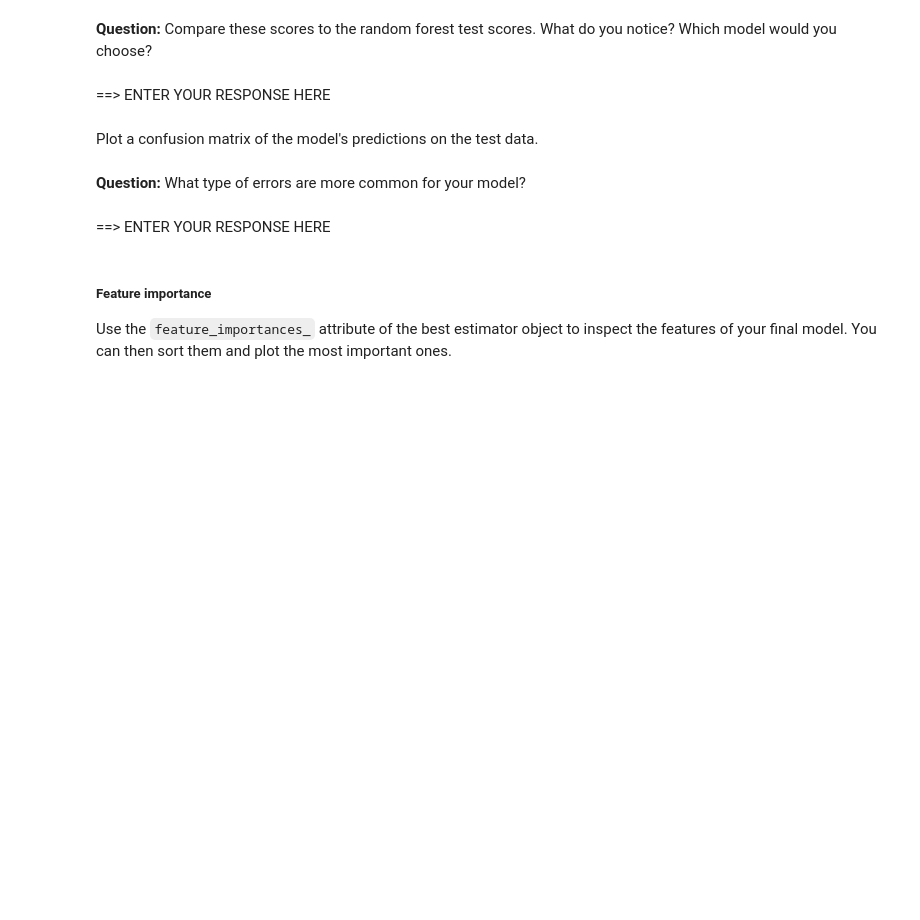
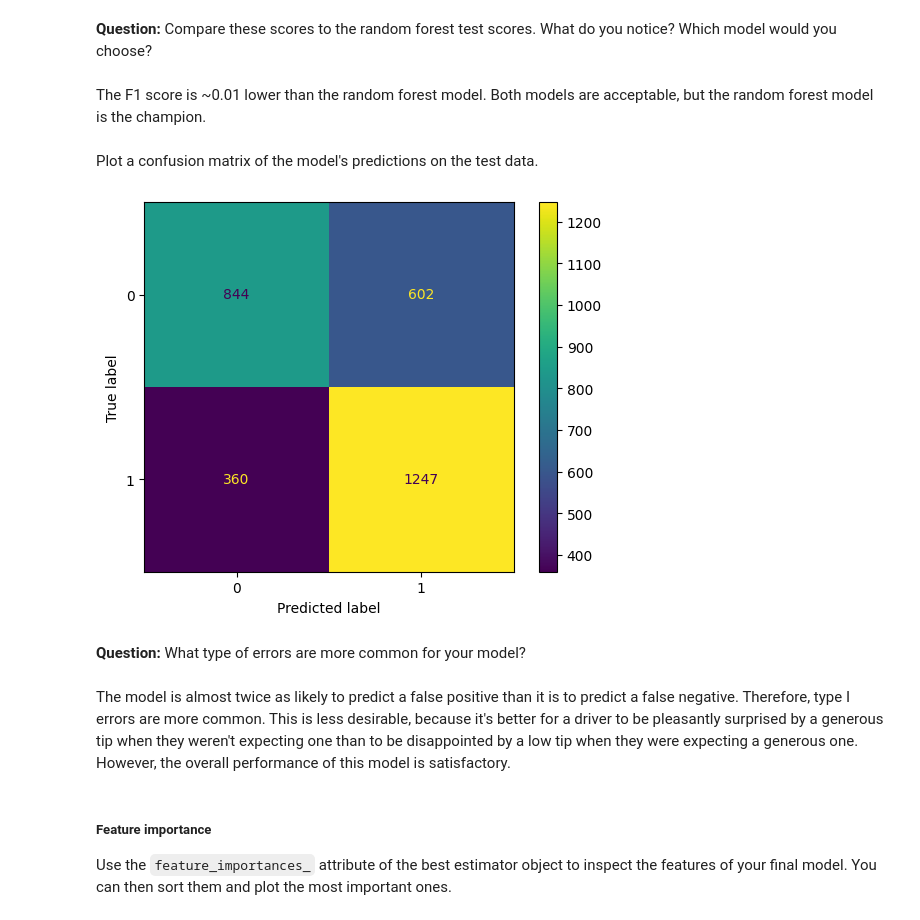
Before and after one commit to watashiaashishgurung/NYC-TLC-automatidata, a Jupyter notebook: Activity_Course 6 Automatidata project lab.ipynb, the cells around one changed output. Cells and saved outputs as stored; diff of their text form; code cells hidden in the pictures; blank space fills up the shorter version.

```diff
--- a/Activity_Course 6 Automatidata project lab.ipynb
+++ b/Activity_Course 6 Automatidata project lab.ipynb
@@ -625,13 +640,13 @@ Now you're ready to model. The only remaining step is to split the data into fea
 3. Split the data into training and testing sets. Put 20% of the samples into the test set, stratify the data, and set the random state.
 # %%
 # Isolate target variable (y)
-#==> ENTER YOUR CODE HERE
+y = df2['generous']
 
 # Isolate the features (X)
-#==> ENTER YOUR CODE HERE
+X = df2.drop('generous', axis=1)
 
 # Split into train and test sets
-#==> ENTER YOUR CODE HERE
+X_train, X_test, y_train, y_test = train_test_split(X, y, stratify=y, test_size=0.2, random_state=42)
 # %% [markdown]
 ##### **Random forest**
 
@@ -674,2 +677,21 @@ Begin with using `GridSearchCV` to tune a random forest model.
+# %%
+# 1. Instantiate the random forest classifier
+rf = RandomForestClassifier(random_state=42)
+
+# 2. Create a dictionary of hyperparameters to tune
+# Note that this example only contains 1 value for each parameter for simplicity,
+# but you should assign a dictionary with ranges of values
+cv_params = {'max_depth': [None],
+             'max_features': [1.0],
+             'max_samples': [0.7],
+             'min_samples_leaf': [1],
+             'min_samples_split': [2],
+             'n_estimators': [300]
+             }
+
+# 3. Define a dictionary of scoring metrics to capture
+scoring = {'accuracy': 'accuracy', 'precision': 'precision', 'recall': 'recall', 'f1': 'f1'}
+# 4. Instantiate the GridSearchCV object
+rf1 = GridSearchCV(rf, cv_params, scoring=scoring, cv=4, refit='f1')
 # %% [markdown]
 Now fit the model to the training data. Note that, depending on how many options you include in your search grid and the number of cross-validation folds you select, this could take a very long time&mdash;even hours. If you use 4-fold validation and include only one possible value for each hyperparameter and grow 300 trees to full depth, it should take about 5 minutes. If you add another value for GridSearch to check for, say, `min_samples_split` (so all hyperparameters now have 1 value except for `min_samples_split`, which has 2 possibilities), it would double the time to ~10 minutes. Each additional parameter would approximately double the time.
@@ -677,0 +698,3 @@ Now fit the model to the training data. Note that, depending on how many options
+# %%
+# 5. Fit the model %%time
+rf1.fit(X_train, y_train)
@@ -791,6 +839,6 @@ For this project, you will use several models to predict on the test data. Remem
 # %%
 # Get scores on test data
-#==> ENTER YOUR CODE HERE
+rf_preds = rf1.best_estimator_.predict(X_test)
 # %% [markdown]
 Use the below `get_test_scores()` function you will use to output the scores of the model on the test data.
 # %%
@@ -908,19 +1014,24 @@ You cannot call `predict()` on the GridSearchCV object directly. You must call i
 # %% [markdown]
 **Question:** Compare these scores to the random forest test scores. What do you notice? Which model would you choose?
-# %% [markdown]
-==> ENTER YOUR RESPONSE HERE
+# %% [markdown]
+ The F1 score is ~0.01 lower than the random forest model. Both models are acceptable, but the random forest model is the champion.
 # %% [markdown]
 Plot a confusion matrix of the model's predictions on the test data.
 # %%
 # Generate array of values for confusion matrix
-#==> ENTER YOUR CODE HERE
+cm = confusion_matrix(y_test, rf_preds, labels=rf1.classes_)
 
 # Plot confusion matrix
-#==> ENTER YOUR CODE HERE
+disp = ConfusionMatrixDisplay(confusion_matrix=cm,
+                             display_labels=rf1.classes_,
+                             )
+disp.plot(values_format='');
+# %% [output]
+[figure, added]
 # %% [markdown]
 **Question:** What type of errors are more common for your model?
-# %% [markdown]
-==> ENTER YOUR RESPONSE HERE
+# %% [markdown]
+The model is almost twice as likely to predict a false positive than it is to predict a false negative. Therefore, type I errors are more common. This is less desirable, because it's better for a driver to be pleasantly surprised by a generous tip when they weren't expecting one than to be disappointed by a low tip when they were expecting a generous one. However, the overall performance of this model is satisfactory.
 # %% [markdown]
 ##### Feature importance
 
```
Also changed, not shown: parts of 43 cells of this notebook.
